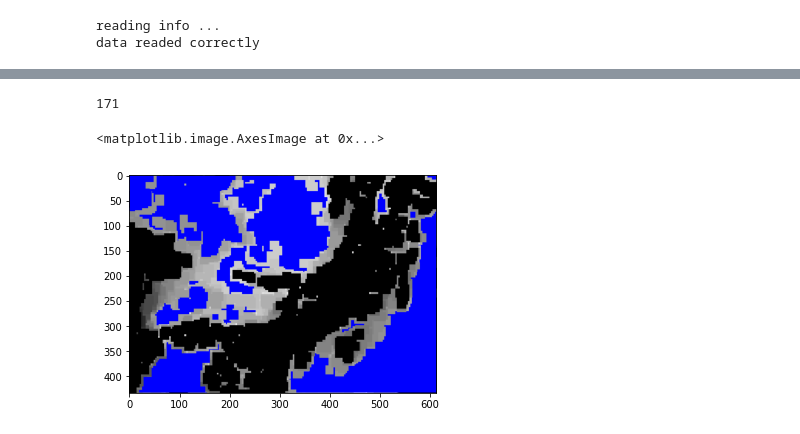
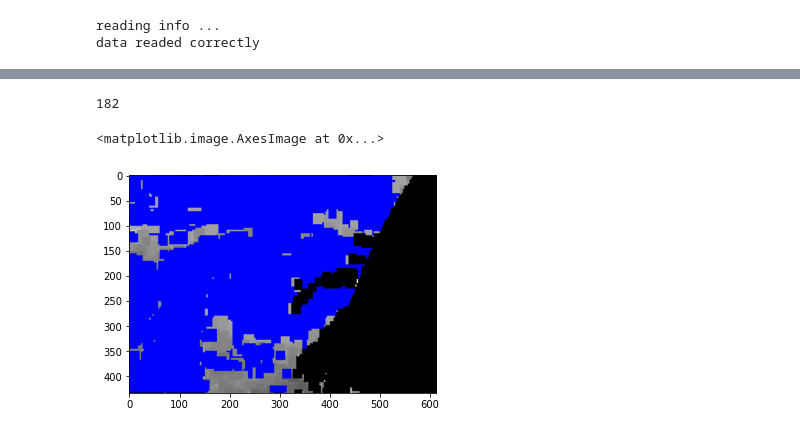
Before and after one commit to kmiloarguello/ozone-pollution, a Jupyter notebook: main.ipynb, the cells around one changed output, grey strips where cells are left out. Drawn from its saved outputs; the diff is of its cells as text; code cells hidden in the pictures.

```diff
--- a/main.ipynb
+++ b/main.ipynb
@@ -1011,7 +1020,7 @@ imageLT = SplitImageLevels()
 
 imageLT.set_year(2008)
 imageLT.set_month(5)
-imageLT.set_day(5)
+imageLT.set_day(7)
 imageLT.set_image_type("LT")
 imageLT.set_image_name("levels")
 imageLT.set_weight_gray_values(1)
@@ -1055,19 +1066,20 @@ ax3.imshow(foreground, cmap="gray")
 # %%
-mser = cv2.MSER_create(1, 100, 20000)
+#mser = cv2.MSER_create(1, 100, 20000)
+#regions, bboxes = mser.detectRegions(image1)
+#regions = sorted(regions, key=cv2.contourArea, reverse=True)
 
-regions, bboxes = mser.detectRegions(image1)
-regions = sorted(regions, key=cv2.contourArea, reverse=True)
+regions, bboxes = imageLT.get_mser_regions(image)
 
 print(len(regions))
 
 img_mser = cv2.cvtColor(t_i, cv2.COLOR_GRAY2RGB)
 
 for p in regions[:]:
   for k in p:
     cv2.circle(img_mser, (k[0],k[1]), radius=0, color=(0, 0, 255), thickness=-1)
 plt.imshow(img_mser)
 # %% [output]
-171
+182
 <matplotlib.image.AxesImage at 0x...>
-[figure, old version]
+[figure, new version]
 # %%
```
Also changed, not shown: parts of 22 cells of this notebook.
